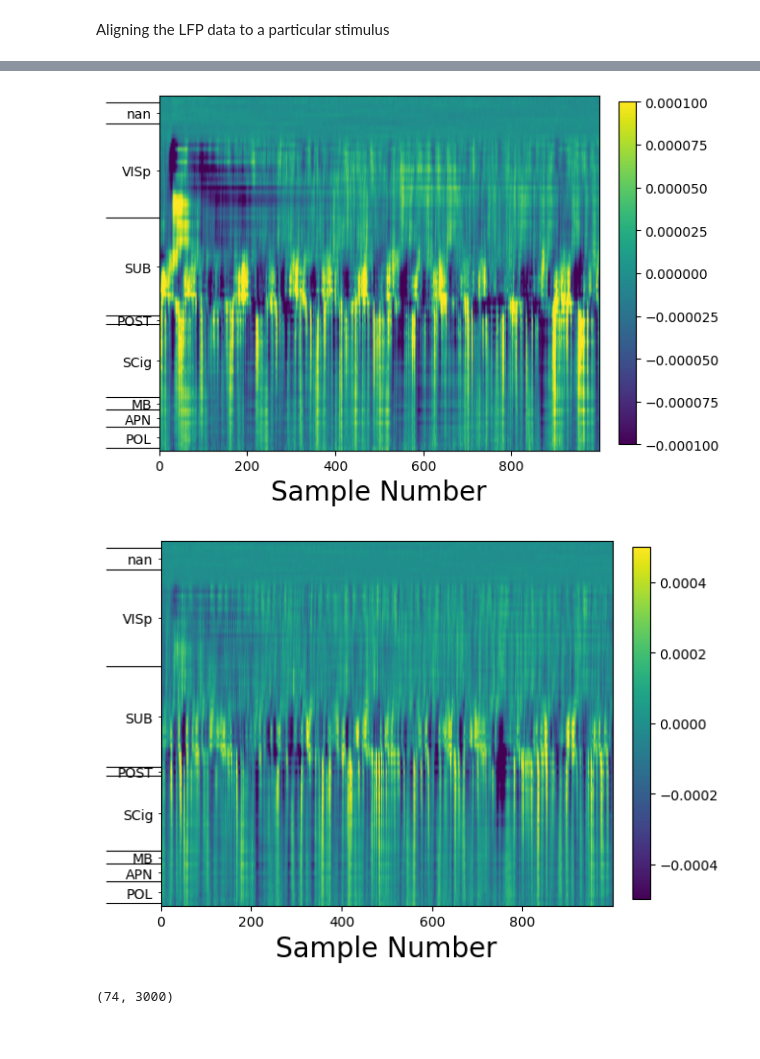
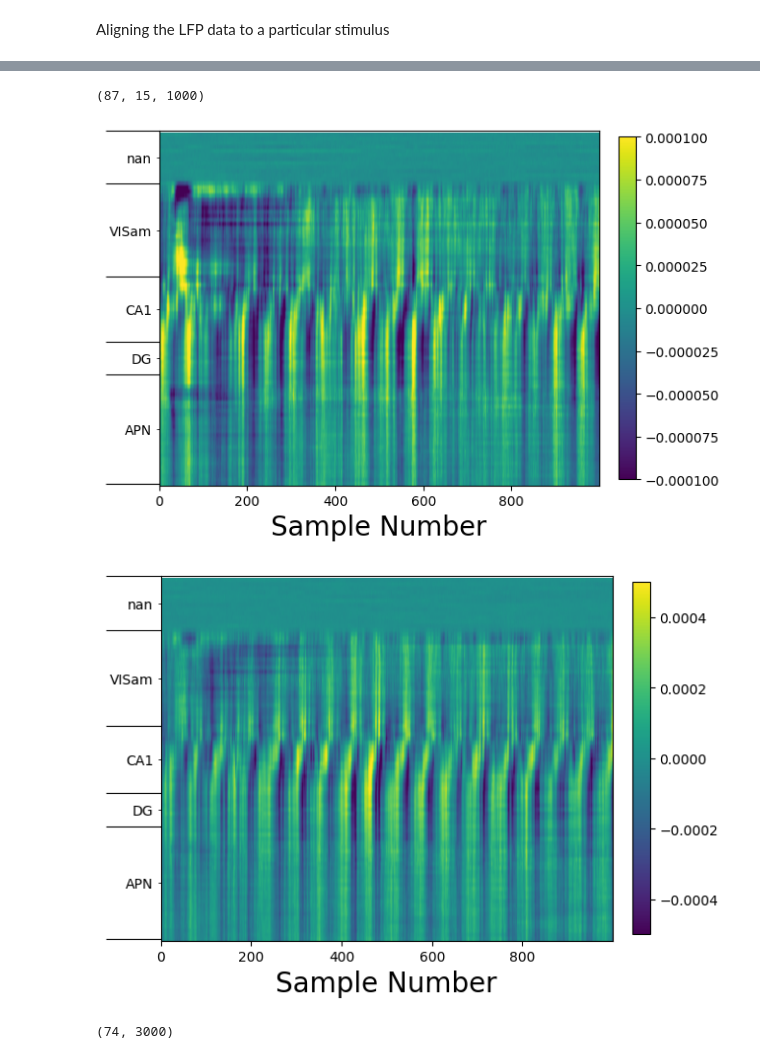
Before and after one commit to amysrude/neuralSHRED, a Jupyter notebook: mice/shred_mice_expB_i_dg.ipynb, the cells around one changed output, grey strips where cells are left out. Drawn from its saved outputs; the diff is of its cells as text; code cells hidden in the pictures.

```diff
--- a/mice/shred_mice_expB_i_dg.ipynb
+++ b/mice/shred_mice_expB_i_dg.ipynb
@@ -43,7 +43,7 @@ pd.set_option("display.max_columns", None)
 # %%
 #Set up data cache
 from allensdk.brain_observatory.ecephys.ecephys_project_cache import EcephysProjectCache
-HOME_DIR = "/Users/amyrude/Downloads/Kutz_Research/SHRED_neuro"
+HOME_DIR = "/Users/amyrude/Downloads/Kutz_Research/SHRED_neuro/neuralSHRED"
 data_directory = os.path.join(HOME_DIR, "mice/data") #where data will be stored
 manifest_path = os.path.join(data_directory, 'manifest.json')
 cache = EcephysProjectCache.from_warehouse(manifest = manifest_path)
@@ -133,3 +136,3 @@ session.probes.head()
 # %%
-probe_id = session.probes.index.values[2] ### Select 0 to probe A, 2 for probe C
+probe_id = session.probes.index.values[0] ### Select 0 to probe A, 2 for probe C
 lfp = session.get_lfp(probe_id)
@@ -226,6 +248,10 @@ ds = lfp.sel(time = time_selection, method='nearest').to_dataset(name = 'aligned
 ds = ds.assign(time=inds).unstack('time')
 
 aligned_lfp = ds['aligned_lfp']
+# %%
+print(aligned_lfp.shape)
+# %% [output]
+(87, 15, 1000)
 # %%
 fig, ax = plt.subplots()
 im = ax.imshow(aligned_lfp.mean(dim='presentation_id'), aspect='auto', origin='lower', vmin=-1e-4, vmax=1e-4)
@@ -237,36 +263,36 @@ plt.tick_params("y", which="major", labelleft=False, length=40)
 
 num_time_labels = 8
 time_label_indices = np.around(np.linspace(1, len(trial_window), num_time_labels)).astype(int) - 1
 # time_labels = [ f"{val:1.3}" for val in lfp["time"].values[window][time_label_indices]]
 # ax.set_xticks(time_label_indices + 0.5)
 # ax.set_xticklabels(time_labels)
 ax.set_xlabel("Sample Number", fontsize=20)
 plt.colorbar(im, fraction=0.036, pad=0.04)
 
 plt.show()
 
 
 ## just one
 fig, ax = plt.subplots()
-im = ax.imshow(aligned_lfp[:,11,:], aspect='auto', origin='lower', vmin=-0.5e-3, vmax=0.5e-3)
+im = ax.imshow(aligned_lfp[:,0,:], aspect='auto', origin='lower', vmin=-0.5e-3, vmax=0.5e-3)
 
 ax.set_yticks(intervals)
 ax.set_yticks(interval_midpoints, minor=True)
 ax.set_yticklabels(structure_acronyms, minor=True)
 plt.tick_params("y", which="major", labelleft=False, length=40)
 
 num_time_labels = 8
 time_label_indices = np.around(np.linspace(1, len(trial_window), num_time_labels)).astype(int) - 1
 # time_labels = [ f"{val:1.3}" for val in lfp["time"].values[window][time_label_indices]]
 # ax.set_xticks(time_label_indices + 0.5)
 # ax.set_xticklabels(time_labels)
 ax.set_xlabel("Sample Number", fontsize=20)
 plt.colorbar(im, fraction=0.036, pad=0.04)
 
 plt.show()
 # %% [output]
-[figure, old version]
+[figure, new version]
-[figure, old version]
+[figure, new version]
 # %%
 ### save data as np arrays
 sens_max = 74
```
Also changed, not shown: parts of 13 cells of this notebook, 7 other files.
